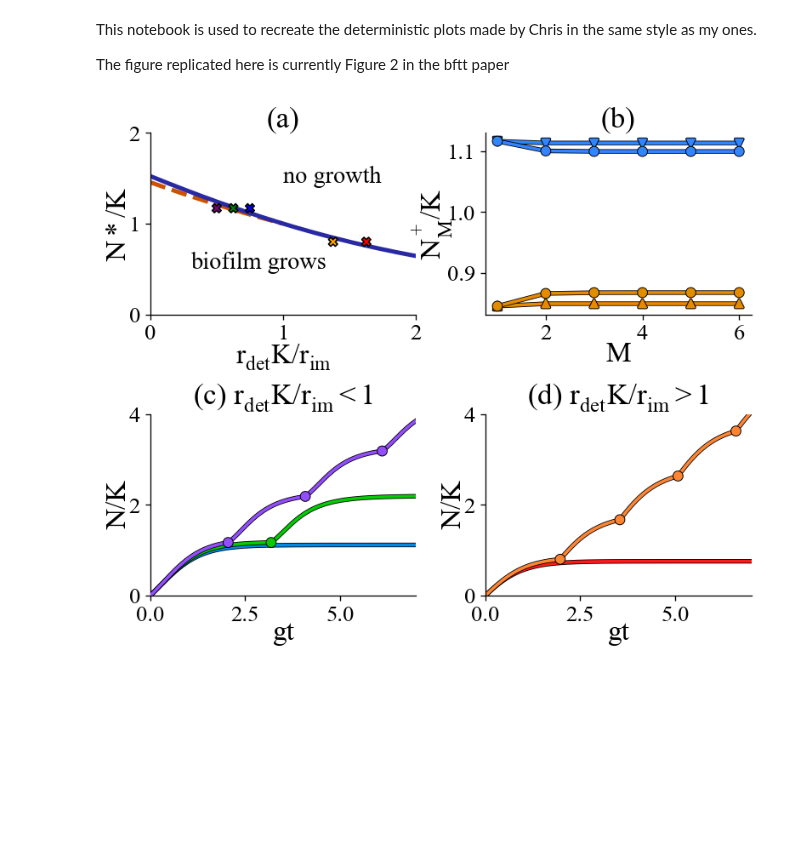
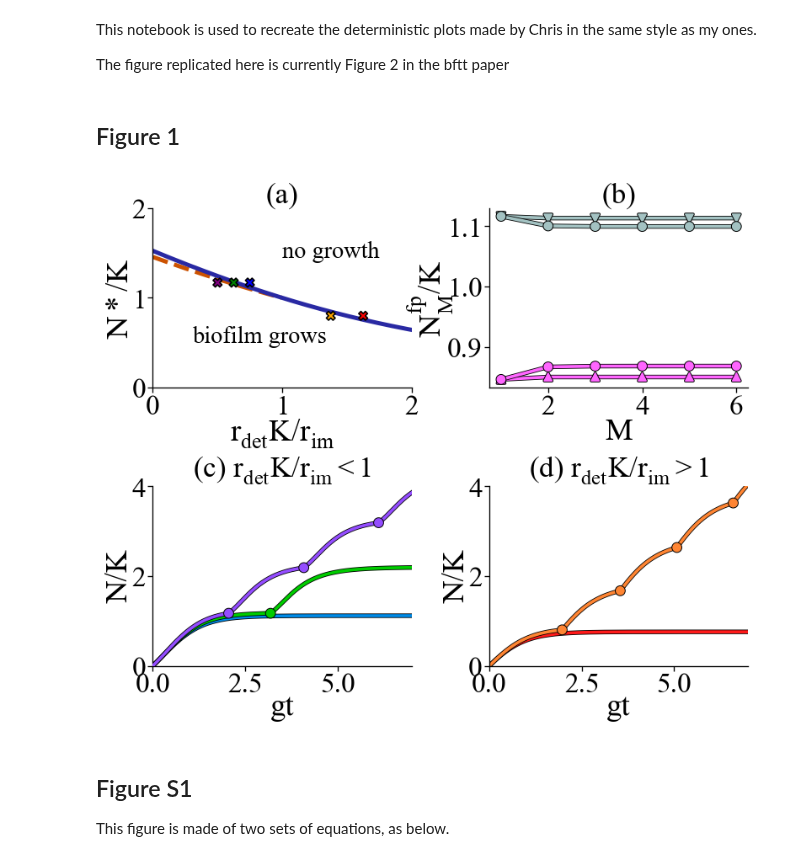
Before and after one commit to patricksinclair/multispecies_postprocessing, a Jupyter notebook: biofilm_threshold_theory/chris_figure_plotter.ipynb, the cells around one changed output. Cells and saved outputs as stored; diff of their text form; code cells hidden in the pictures; blank space fills up the shorter version.

Commit message:
chris plots finished

```diff
--- a/biofilm_threshold_theory/chris_figure_plotter.ipynb
+++ b/biofilm_threshold_theory/chris_figure_plotter.ipynb
@@ -18,13 +12,15 @@ import matplotlib.patheffects as pe
 plt.rcParams["font.family"] = "Times New Roman"
 params = {'mathtext.default': 'regular' }
 plt.rcParams.update(params)
+# %% [markdown]
+## Figure 1
 # %%
 # data used for figure 2a
 solid_curve_data_2a = pd.read_csv('chris_deterministic_figure/Fig2a_SolidCurve_correctScaling.dat', delimiter=' ', header=None, names=['rdetK/rim', 'Nfp'], comment='#')
 dashed_curve_data_2a = pd.read_csv('chris_deterministic_figure/Fig2a_DashedCurve_correctScaling.dat', delimiter=' ', header=None, names=['rdetK/rim', 'Nfp'], comment='#')
 dots_data_2a = pd.read_csv('chris_deterministic_figure/Fig2a_points_correctScaling.dat', sep=r"\s+", engine='python', names=['rdetK/rim', 'N*/K', 'colour'], header=None, comment='#')
 
-# data for figure 2b
+# data for figure 2b - this was recoloured. now blue = grey, orange = pink
 blue_triangle_data_2b = pd.read_csv('chris_deterministic_figure/Fig2Data_forPatrick/solved_full_rm0.1_rd0.6_ri0.8.dat', header=None, sep=r"\s+")
 blue_circle_data_2b = pd.read_csv('chris_deterministic_figure/Fig2Data_forPatrick/solved_full_rm0.8_rd0.6_ri0.8.dat', header=None, sep=r"\s+")
 orange_triangle_data_2b = pd.read_csv('chris_deterministic_figure/Fig2Data_forPatrick/solved_full_rm0.1_rd1.1_ri0.8.dat', header=None, sep=r"\s+")
@@ -32,7 +28,7 @@ orange_circle_data_2b = pd.read_csv('chris_deterministic_figure/Fig2Data_forPatr
 
 # data for figure 2c
 purple_lines_data_2c = pd.read_csv('chris_deterministic_figure/Fig2Data_forPatrick/dynamics_rm0.8_rd0.4_ri0.8_ns1.17.dat', header=None, sep=r"\s+")
-purple_dots_data_2c = purple_lines_data_2c[(purple_lines_data_2b[0] > 0.1) & (purple_lines_data_2b[1] < 0.00129)] # get the points where new microhabs added
+purple_dots_data_2c = purple_lines_data_2c[(purple_lines_data_2c[0] > 0.1) & (purple_lines_data_2c[1] < 0.00129)] # get the points where new microhabs added
 green_lines_data_2c = pd.read_csv('chris_deterministic_figure/Fig2Data_forPatrick/dynamics_rm0.8_rd0.5_ri0.8_ns1.17.dat', header=None, sep=r"\s+")
 green_dots_data_2c = green_lines_data_2c[(green_lines_data_2c[0] > 0.1) & (green_lines_data_2c[1] < 0.002)]
 blue_lines_data_2c = pd.read_csv('chris_deterministic_figure/Fig2Data_forPatrick/dynamics_rm0.8_rd0.6_ri0.8_ns1.17.dat', header=None, sep=r"\s+")
@@ -44,9 +40,9 @@ red_lines_data_2d = pd.read_csv('chris_deterministic_figure/Fig2Data_forPatrick/
 # %%
 fig, axarr = plt.subplots(2, 2, dpi=120)
 fig.set_size_inches(7.6, 6)
-plt.subplots_adjust(wspace=0.26, hspace=0.55)
+plt.subplots_adjust(wspace=0.3, hspace=0.55)
 
-labelsize=20
+labelsize=22
 titlesize=21
 
 line_width=2.2
@@ -56,7 +52,7 @@ axarr = axarr.flatten()
 for ax in axarr:
     ax.spines['top'].set_visible(False)
     ax.spines['right'].set_visible(False)
-    ax.tick_params(axis='both', labelsize=16)
+    ax.tick_params(axis='both', labelsize=20, pad=1.4)
 
 # FIGURE 2A
 axarr[0].plot(solid_curve_data_2a['rdetK/rim'], solid_curve_data_2a['Nfp'], lw=3., zorder=0, c='#2929a3')
@@ -73,42 +69,46 @@ axarr[0].set_ylim(0, 2)
 
 # FIGURE 2B
 m_size = 5
-axarr[1].plot(blue_triangle_data_2b[0], blue_triangle_data_2b[1], color='#3385ff', lw=line_width, path_effects=[pe.Stroke(linewidth=line_width+1, foreground='k'), pe.Normal()], zorder=0)
-axarr[1].scatter(blue_triangle_data_2b[0], blue_triangle_data_2b[1], marker='v', color='#3385ff', s=30, path_effects=[pe.Stroke(linewidth=line_width, foreground='k'), pe.Normal()], zorder=1)
-axarr[1].plot(blue_circle_data_2b[0], blue_circle_data_2b[1], color='#3385ff', lw=line_width, path_effects=[pe.Stroke(linewidth=line_width+1, foreground='k'), pe.Normal()], zorder=10)
-axarr[1].scatter(blue_circle_data_2b[0], blue_circle_data_2b[1], marker='o', color='#3385ff', s=30, path_effects=[pe.Stroke(linewidth=line_width, foreground='k'), pe.Normal()], zorder=11)
-axarr[1].plot(orange_triangle_data_2b[0], orange_triangle_data_2b[1], color='#e68a00', lw=line_width, path_effects=[pe.Stroke(linewidth=line_width+1, foreground='k'), pe.Normal()], zorder=20)
-axarr[1].scatter(orange_triangle_data_2b[0], orange_triangle_data_2b[1], marker='^', color='#e68a00', s=30, path_effects=[pe.Stroke(linewidth=line_width, foreground='k'), pe.Normal()], zorder=21)
-axarr[1].plot(orange_circle_data_2b[0], orange_circle_data_2b[1], color='#e68a00', lw=line_width, path_effects=[pe.Stroke(linewidth=line_width+1, foreground='k'), pe.Normal()], zorder=30)
-axarr[1].scatter(orange_circle_data_2b[0], orange_circle_data_2b[1], marker='o', color='#e68a00', s=30, path_effects=[pe.Stroke(linewidth=line_width, foreground='k'), pe.Normal()], zorder=31)
+axarr[1].plot(blue_triangle_data_2b[0], blue_triangle_data_2b[1], color='#a3c2c2', lw=line_width, path_effects=[pe.Stroke(linewidth=line_width+1, foreground='k'), pe.Normal()], zorder=0)
+axarr[1].scatter(blue_triangle_data_2b[0], blue_triangle_data_2b[1], marker='v', color='#a3c2c2', s=30, path_effects=[pe.Stroke(linewidth=line_width, foreground='k'), pe.Normal()], zorder=1)
+axarr[1].plot(blue_circle_data_2b[0], blue_circle_data_2b[1], color='#a3c2c2', lw=line_width, path_effects=[pe.Stroke(linewidth=line_width+1, foreground='k'), pe.Normal()], zorder=10)
+axarr[1].scatter(blue_circle_data_2b[0], blue_circle_data_2b[1], marker='o', color='#a3c2c2', s=30, path_effects=[pe.Stroke(linewidth=line_width, foreground='k'), pe.Normal()], zorder=11)
+axarr[1].plot(orange_triangle_data_2b[0], orange_triangle_data_2b[1], color='#ff66ff', lw=line_width, path_effects=[pe.Stroke(linewidth=line_width+1, foreground='k'), pe.Normal()], zorder=20)
+axarr[1].scatter(orange_triangle_data_2b[0], orange_triangle_data_2b[1], marker='^', color='#ff66ff', s=30, path_effects=[pe.Stroke(linewidth=line_width, foreground='k'), pe.Normal()], zorder=21)
+axarr[1].plot(orange_circle_data_2b[0], orange_circle_data_2b[1], color='#ff66ff', lw=line_width, path_effects=[pe.Stroke(linewidth=line_width+1, foreground='k'), pe.Normal()], zorder=30)
+axarr[1].scatter(orange_circle_data_2b[0], orange_circle_data_2b[1], marker='o', color='#ff66ff', s=30, path_effects=[pe.Stroke(linewidth=line_width, foreground='k'), pe.Normal()], zorder=31)
 axarr[1].set_title('(b)', fontsize=titlesize, pad=-2)
 axarr[1].set_xlabel('$M$', fontsize=labelsize, labelpad=-2)
-axarr[1].set_ylabel('$N^+_M/K$', fontsize=labelsize, labelpad=-6)
+axarr[1].set_ylabel('$N^{fp}_M/K$', fontsize=labelsize, labelpad=-6)
 
 # FIGURE 2C
 axarr[2].plot(purple_lines_data_2c[0], purple_lines_data_2c[2], lw=line_width, color='#944dff', zorder=10, path_effects=[pe.Stroke(linewidth=line_width+1, foreground='k'), pe.Normal()])
 axarr[2].scatter(purple_dots_data_2c[0], purple_dots_data_2c[2], s=30, marker='o', color='#944dff', zorder=11, path_effects=[pe.Stroke(linewidth=line_width, foreground='k'), pe.Normal()])
 axarr[2].plot(green_lines_data_2c[0], green_lines_data_2c[2], lw=line_width, color='#00cc00', zorder=0, path_effects=[pe.Stroke(linewidth=line_width+1, foreground='k'), pe.Normal()])
 axarr[2].scatter(green_dots_data_2c[0], green_dots_data_2c[2], s=30, marker='o', color='#00cc00', zorder=1, path_effects=[pe.Stroke(linewidth=line_width, foreground='k'), pe.Normal()])
 axarr[2].plot(blue_lines_data_2c[0], blue_lines_data_2c[2], lw=line_width, color='#008ae6', zorder=-9, path_effects=[pe.Stroke(linewidth=line_width+1, foreground='k'), pe.Normal()])
 axarr[2].set_title('(c) $r_{det}K/r_{im} < 1$', fontsize=titlesize, pad=-2)
 axarr[2].set_xlabel('gt', fontsize=labelsize, labelpad=-4)
 axarr[2].set_ylabel('N/K', fontsize=labelsize, labelpad=-2)
 axarr[2].set_ylim(0, 4)
 axarr[2].set_xlim(0, 7)
 
 
 # FIGURE 2D
 axarr[3].plot(orange_lines_data_2d[0], orange_lines_data_2d[2], lw=line_width, color='#ff8533', zorder=0, path_effects=[pe.Stroke(linewidth=line_width+1, foreground='k'), pe.Normal()])
 axarr[3].scatter(orange_dots_data_2d[0], orange_dots_data_2d[2], s=30, marker='o', color='#ff8533', zorder=1, path_effects=[pe.Stroke(linewidth=line_width, foreground='k'), pe.Normal()])
 axarr[3].plot(red_lines_data_2d[0], red_lines_data_2d[2], lw=line_width, color='#ff1a1a', zorder=-11, path_effects=[pe.Stroke(linewidth=line_width+1, foreground='k'), pe.Normal()])
 axarr[3].set_title('(d) $r_{det}K/r_{im} > 1$', fontsize=titlesize, pad=-2)
 axarr[3].set_xlabel('gt', fontsize=labelsize, labelpad=-4)
 axarr[3].set_ylabel('N/K', fontsize=labelsize, labelpad=-2)
 axarr[3].set_ylim(0, 4)
 axarr[3].set_xlim(0, 7)
 
 plt.savefig('paper_plots/deterministc_fig_recreation.pdf', bbox_inches='tight', dpi=420)
 plt.show()
 # %% [output]
-[figure, old version]
+[figure, new version]
+# %% [markdown]
+## Figure S1
+
+This figure is made of two sets of equations, as below.
```
Also changed, not shown: parts of 12 cells of this notebook, 6 other files.
